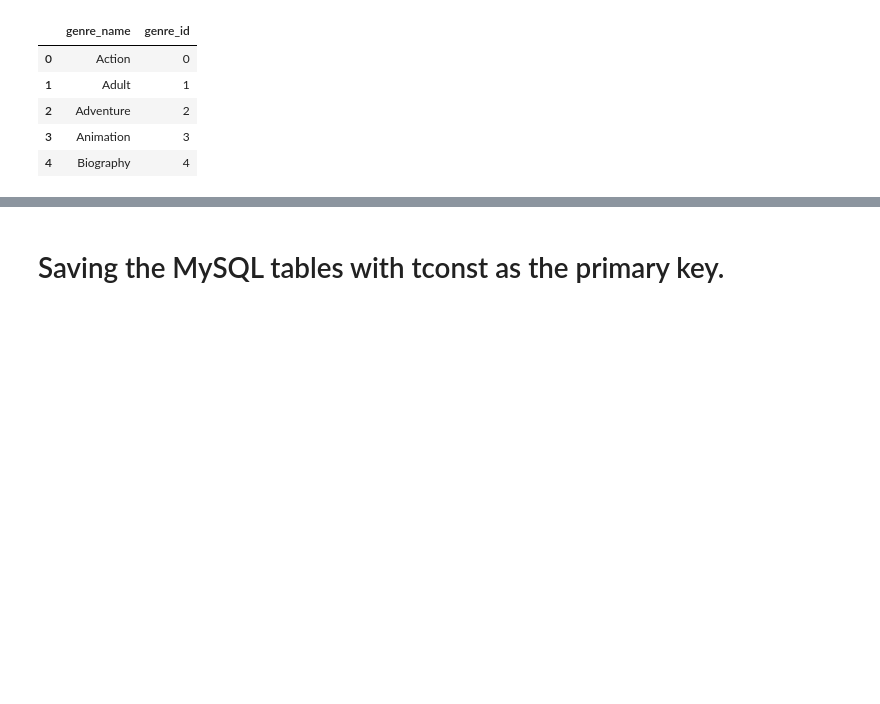
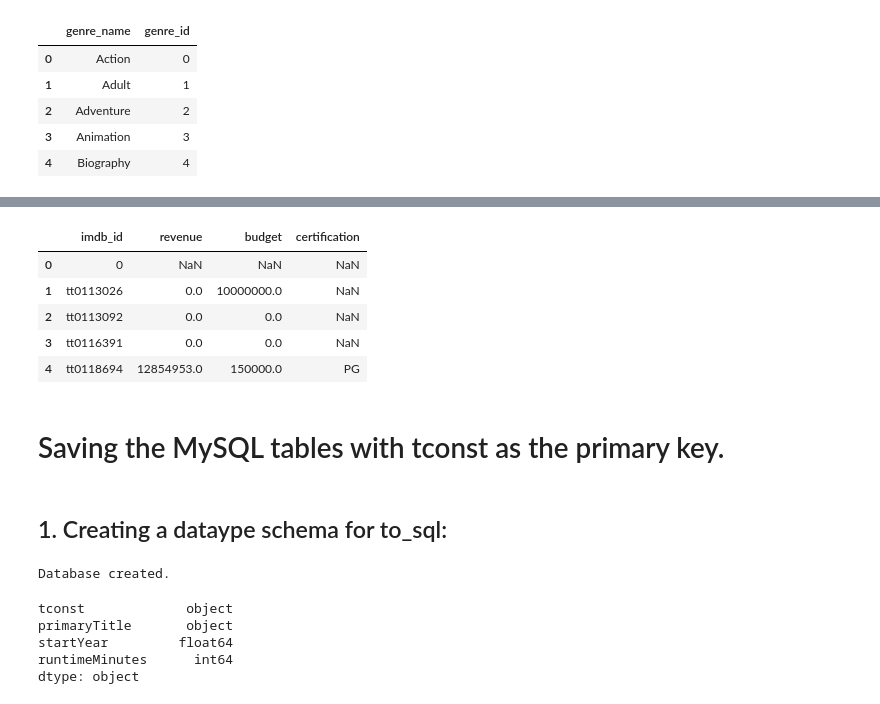
Before and after one commit to dvisionst/Project_Three, a Jupyter notebook: Part_Three.ipynb, the cells around one changed output, grey strips where cells are left out. Saved outputs shown, nothing was run; the diff lists cells and outputs as text; code cells hidden in the pictures; blank space fills up the shorter version.

```diff
--- a/Part_Three.ipynb
+++ b/Part_Three.ipynb
@@ -139,3 +140,8 @@ genres.head()
 | 2 | Adventure | 2 |
 | 3 | Animation | 3 |
 | 4 | Biography | 4 |
+# %%
+# importing the remaining data in order to create the tables
+
+ratings = pd.read_csv("Data/title_ratings.csv.gz")
+tmdb = pd.read_csv("Data/tmdb_results_combined.csv.gz")
@@ -142,2 +168,14 @@ genres.head()
+# %%
+tm_df = tmdb[['imdb_id', 'revenue', 'budget', 'certification']]
+tm_df.head()
+# %% [output]
+|  | imdb_id | revenue | budget | certification |
+| 0 | 0 | NaN | NaN | NaN |
+| 1 | tt0113026 | 0.0 | 10000000.0 | NaN |
+| 2 | tt0113092 | 0.0 | 0.0 | NaN |
+| 3 | tt0116391 | 0.0 | 0.0 | NaN |
+| 4 | tt0118694 | 12854953.0 | 150000.0 | PG |
 # %% [markdown]
 # Saving the MySQL tables with tconst as the primary key.
+# %% [markdown]
+## 1. Creating a dataype schema for to_sql:
@@ -143,0 +187,19 @@ genres.head()
+# %%
+# checking if database is created and if not creating it
+if database_exists(connection):
+    print('It exists')
+else:
+    create_database(connection)
+    print('Database created.')
+# %% [output]
+Database created.
+# %%
+# chekcing the data types of the basics df
+basics = df.copy()
+basics.dtypes
+# %% [output]
+tconst             object
+primaryTitle       object
+startYear         float64
+runtimeMinutes      int64
+dtype: object
```
Also changed, not shown: parts of 37 cells of this notebook.
